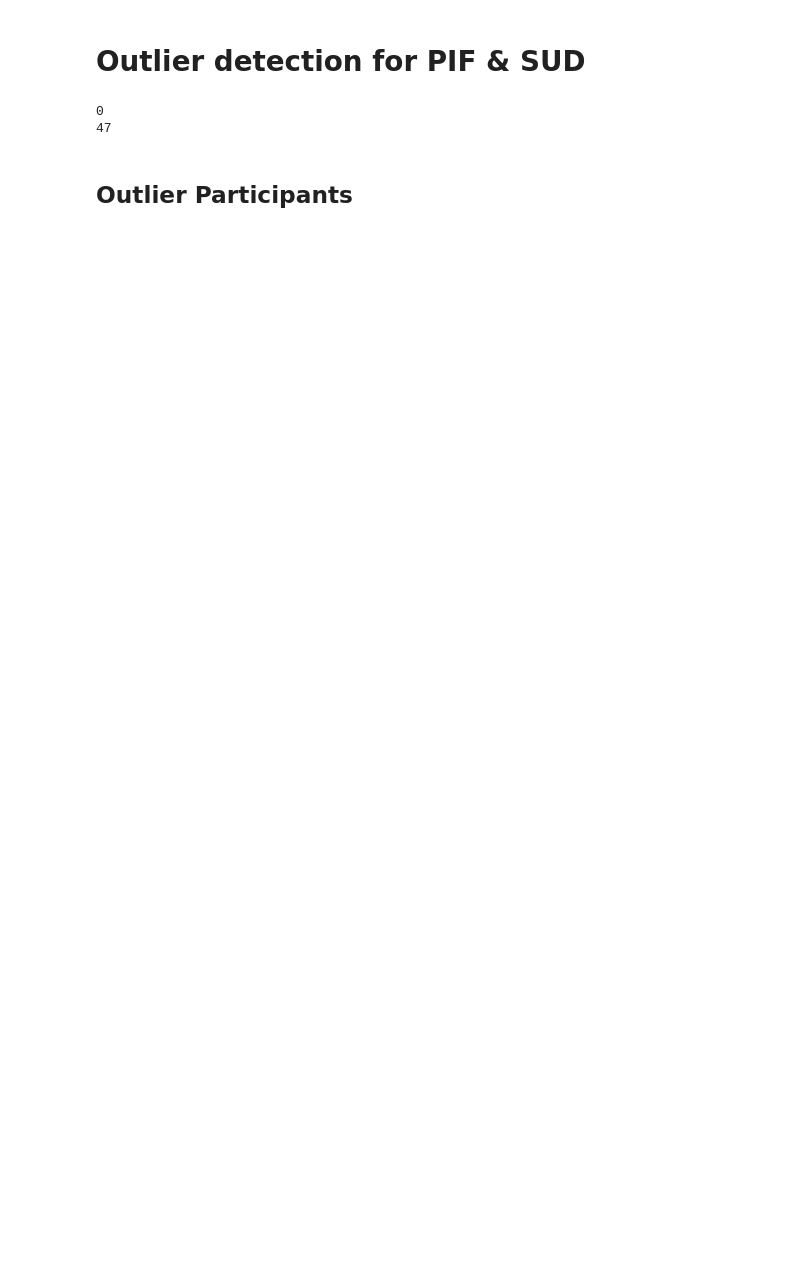
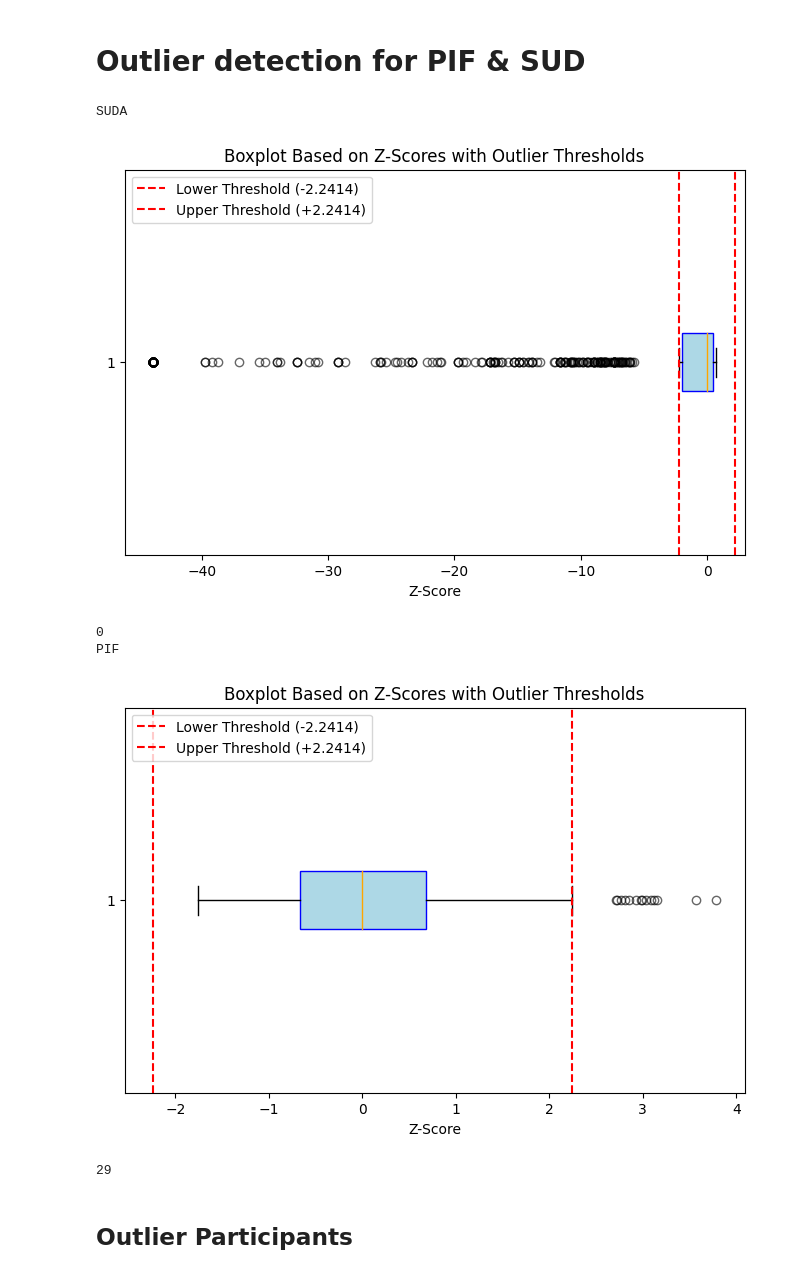
Before and after one commit to EmiKib/MetaprivBIDS-Assessment, a Jupyter notebook: NIMH-Healthy-Research-Volunteer-Data-ds004215/NIMH_ds004215.ipynb, the cells around one changed output. Cells and saved outputs as stored; diff of their text form; code cells hidden in the pictures; blank space fills up the shorter version.

```diff
--- a/NIMH-Healthy-Research-Volunteer-Data-ds004215/NIMH_ds004215.ipynb
+++ b/NIMH-Healthy-Research-Volunteer-Data-ds004215/NIMH_ds004215.ipynb
@@ -169,13 +182,20 @@ t: -1.944772723936649 p-value: 0.060922650087905574
 # %% [markdown]
 # Outlier detection for PIF & SUD
 # %%
-class_outliers, madn, mad, outlier_indices, above_outlier_indices = ST.rst_outlier_case2(suda, 'dis-score')
+print('SUDA')
+class_outliers, madn, mad, outlier_indices, above_outlier_indices, outlier_tuples = ST.rst_outlier_case2(suda, 'dis-score')
 print(len(above_outlier_indices))
-class_outliers, madn, mad, outlier_indices, above_outlier_indices = rst_outlier_case2(pif, 'RIG')
+
+print('PIF')
+class_outliers, madn, mad, outlier_indices, above_outlier_indices, outlier_tuples = rst_outlier_case2(pif, 'RIG')
 print(len(above_outlier_indices))
 # %% [output]
-0
-47
+SUDA
+[figure, added]
+0
+PIF
+[figure, added]
+29
 # %% [markdown]
 ## Outlier Participants
 # %%
```
Also changed, not shown: parts of 9 cells of this notebook, 10 other files.
